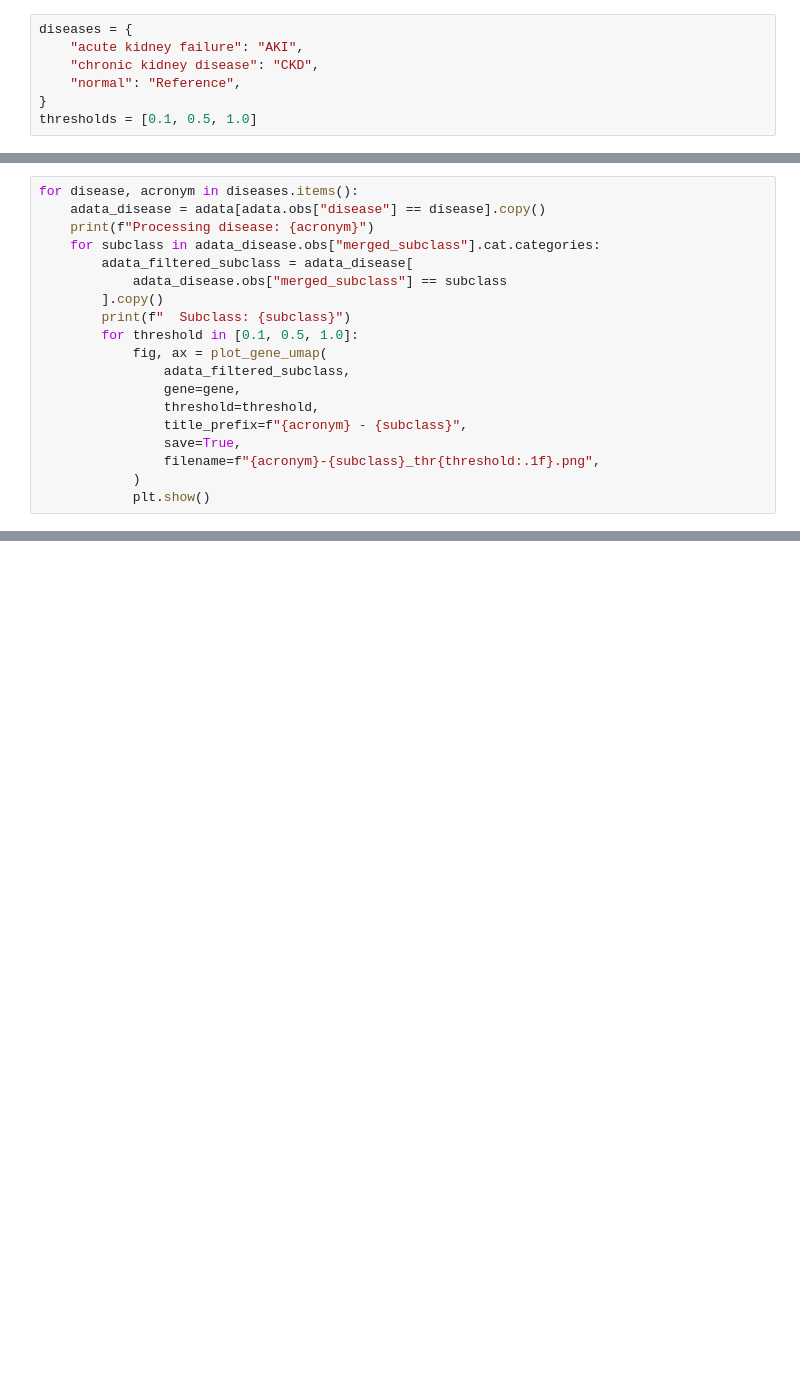
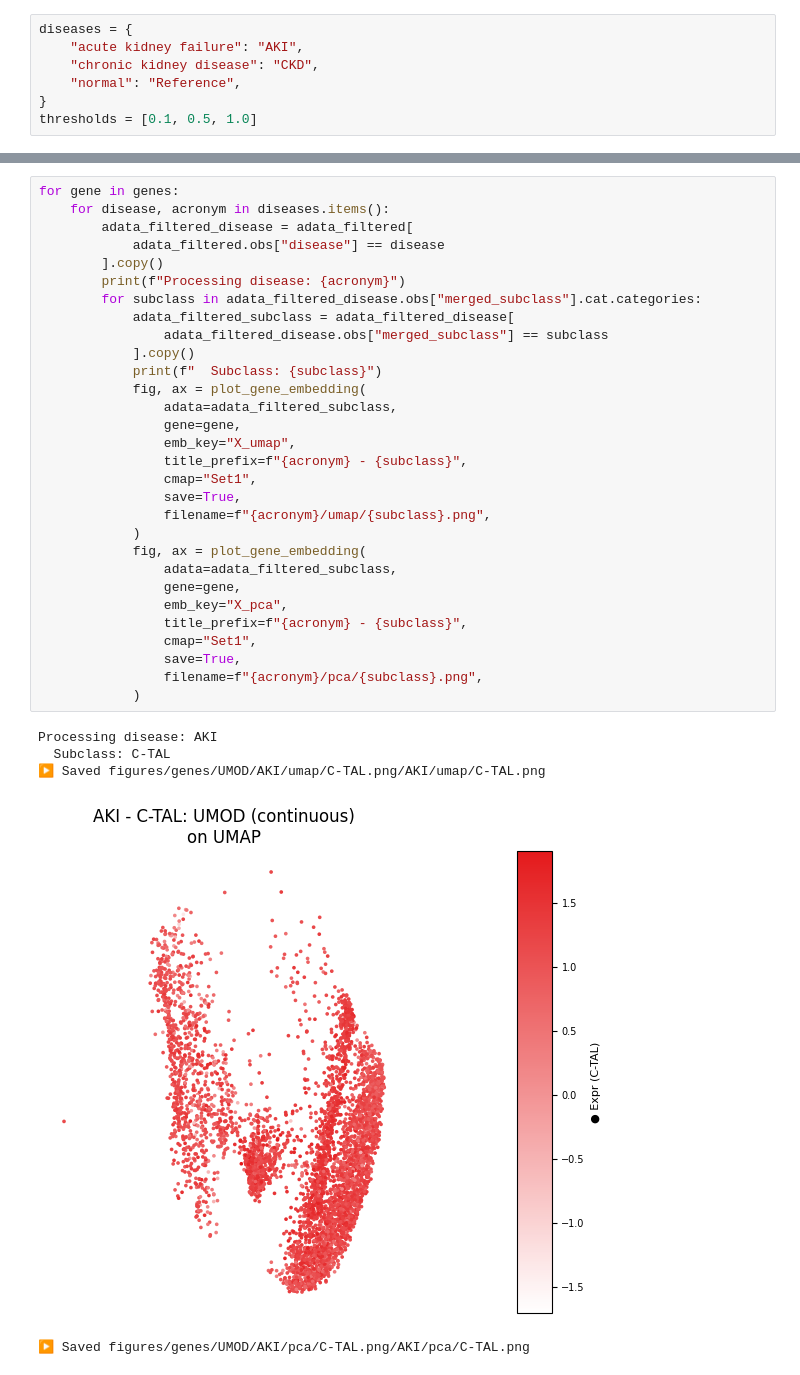
Before and after one commit to cytronicoder/biorsp, a Jupyter notebook: notebooks/tal_embedding_analysis.ipynb, the cells around one changed output, grey strips where cells are left out. Cells and saved outputs as stored; diff of their text form; blank space fills up the shorter version.

```diff
--- a/notebooks/tal_embedding_analysis.ipynb
+++ b/notebooks/tal_embedding_analysis.ipynb
@@ -138,22 +235,3 @@ threshold = 0.1
-# %%
-for disease, acronym in diseases.items():
-    adata_disease = adata[adata.obs["disease"] == disease].copy()
-    print(f"Processing disease: {acronym}")
-    for subclass in adata_disease.obs["merged_subclass"].cat.categories:
-        adata_filtered_subclass = adata_disease[
-            adata_disease.obs["merged_subclass"] == subclass
-        ].copy()
-        print(f"  Subclass: {subclass}")
-        for threshold in [0.1, 0.5, 1.0]:
-            fig, ax = plot_gene_umap(
-                adata_filtered_subclass,
-                gene=gene,
-                threshold=threshold,
-                title_prefix=f"{acronym} - {subclass}",
-                save=True,
-                filename=f"{acronym}-{subclass}_thr{threshold:.1f}.png",
-            )
-            plt.show()
 # %%
 adata_filtered = adata[adata.obs["tissue"] == "kidney"].copy()
 adata_filtered
@@ -159,0 +246,36 @@ adata_filtered
+# %%
+for gene in genes:
+    for disease, acronym in diseases.items():
+        adata_filtered_disease = adata_filtered[
+            adata_filtered.obs["disease"] == disease
+        ].copy()
+        print(f"Processing disease: {acronym}")
+        for subclass in adata_filtered_disease.obs["merged_subclass"].cat.categories:
+            adata_filtered_subclass = adata_filtered_disease[
+                adata_filtered_disease.obs["merged_subclass"] == subclass
+            ].copy()
+            print(f"  Subclass: {subclass}")
+            fig, ax = plot_gene_embedding(
+                adata=adata_filtered_subclass,
+                gene=gene,
+                emb_key="X_umap",
+                title_prefix=f"{acronym} - {subclass}",
+                cmap="Set1",
+                save=True,
+                filename=f"{acronym}/umap/{subclass}.png",
+            )
+            fig, ax = plot_gene_embedding(
+                adata=adata_filtered_subclass,
+                gene=gene,
+                emb_key="X_pca",
+                title_prefix=f"{acronym} - {subclass}",
+                cmap="Set1",
+                save=True,
+                filename=f"{acronym}/pca/{subclass}.png",
+            )
+# %% [output]
+Processing disease: AKI
+  Subclass: C-TAL
+▶ Saved figures/genes/UMOD/AKI/umap/C-TAL.png/AKI/umap/C-TAL.png
+[figure, added]
+▶ Saved figures/genes/UMOD/AKI/pca/C-TAL.png/AKI/pca/C-TAL.png
```
Also changed, not shown: parts of 8 cells of this notebook, 1 other file.
